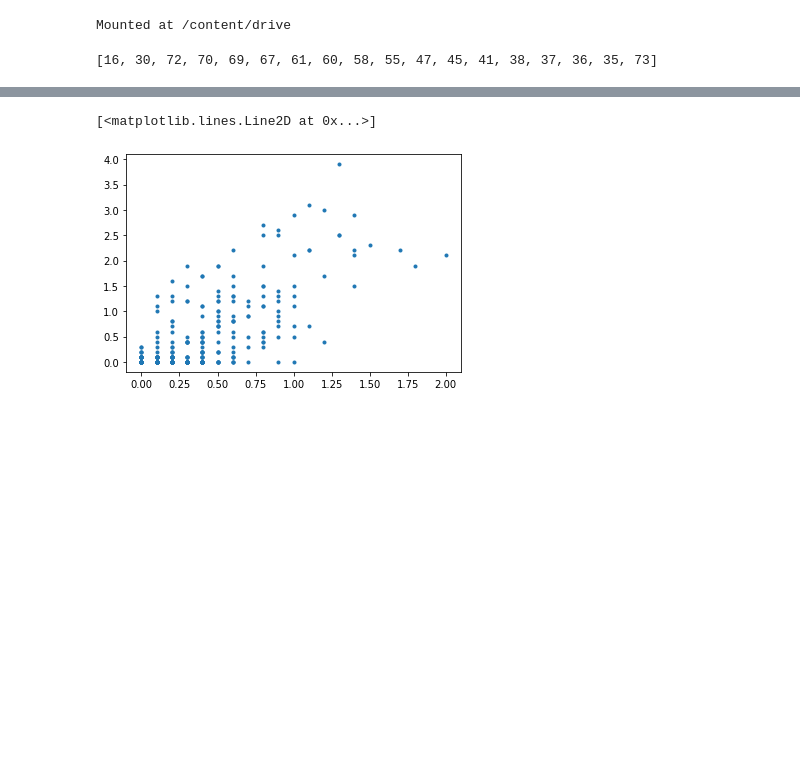
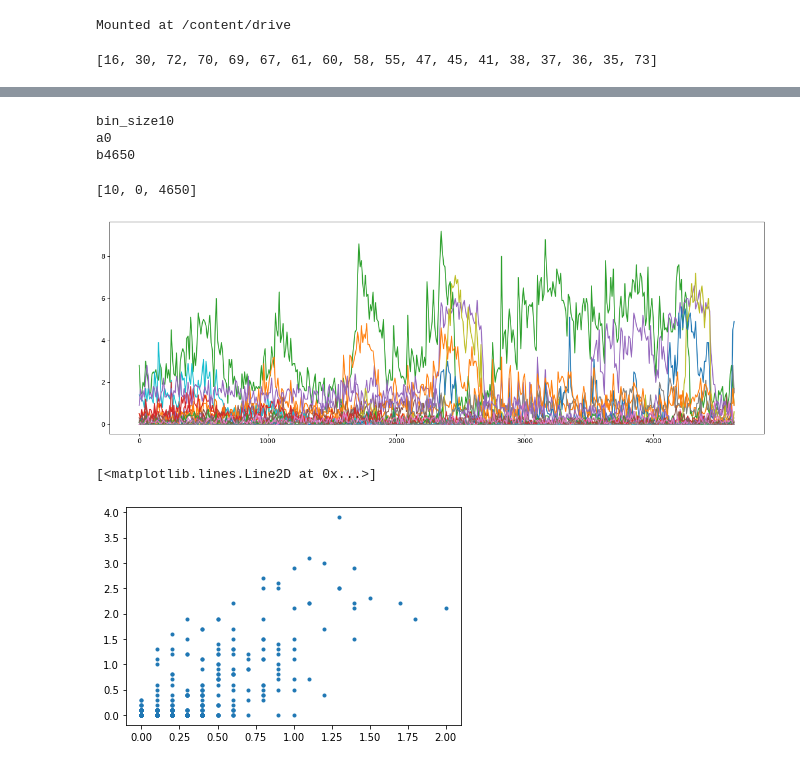
Before and after one commit to PedroGNog/Dimensionalidade-Spike-sorting, a Jupyter notebook: Dimensionalidade_spike_sorting.ipynb, the cells around one changed output, grey strips where cells are left out. Drawn from its saved outputs; the diff is of its cells as text; code cells hidden in the pictures; blank space fills up the shorter version.

```diff
--- a/Dimensionalidade_spike_sorting.ipynb
+++ b/Dimensionalidade_spike_sorting.ipynb
@@ -109,0 +117,10 @@ for c in SUA_ord:
+# %%
+def time_duration(list_values):
+  figure(figsize=(18, 6), dpi=80)
+  FR = {}
+  for c in SUA_ord:
+    t = kwik.get_spikes_clu(c)
+    clu = np.ones(len(t))
+    FR[c] =FireRate(t,clu,bin_size = list_values[0] , a = list_values[1] , b = list_values[2]).spikes
+    FR[c].plot()
+    retorna_FR(FR)
@@ -109,0 +130,18 @@ for c in SUA_ord:
+# %%
+lista = []
+lista2 = ['bin_size','a','b']
+for i in range(3):
+  a = int(input(lista2[i]))
+  lista.append(a)
+# %% [output]
+bin_size10
+a0
+b4650
+# %%
+lista
+# %% [output]
+[10, 0, 4650]
+# %%
+time_duration(lista)
+# %% [output]
+[figure, added]
```
Also changed, not shown: parts of 13 cells of this notebook.
